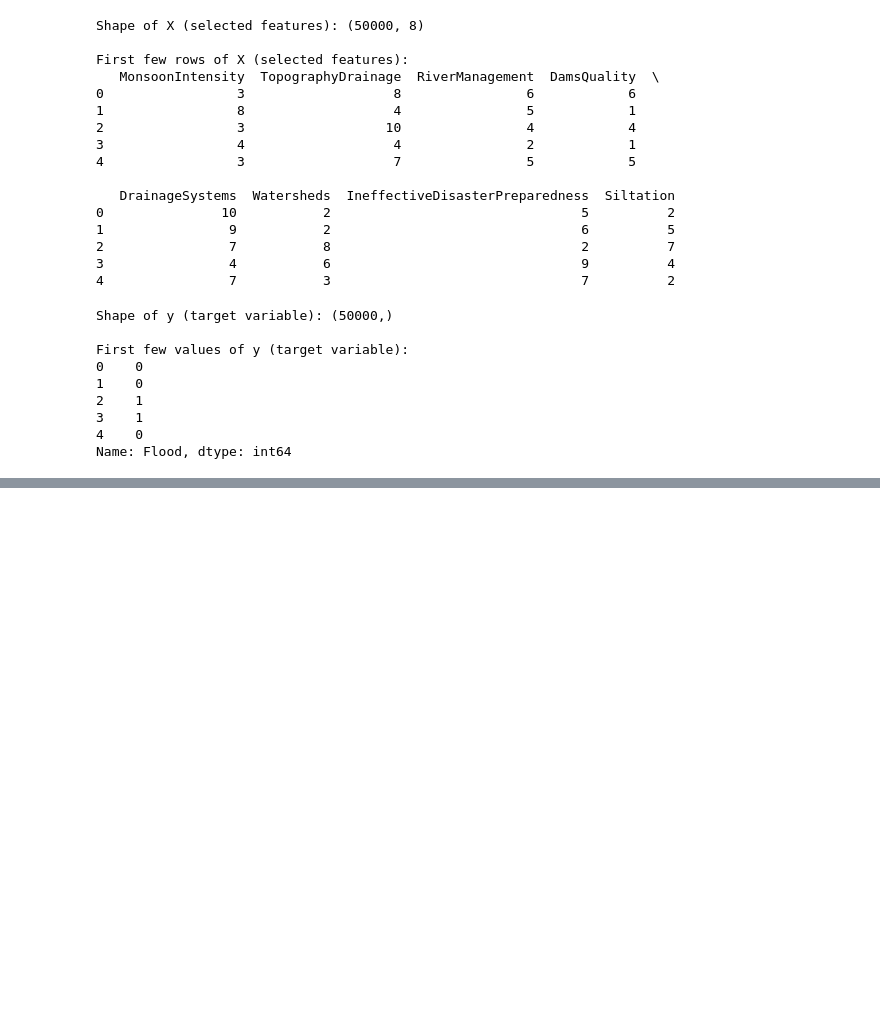
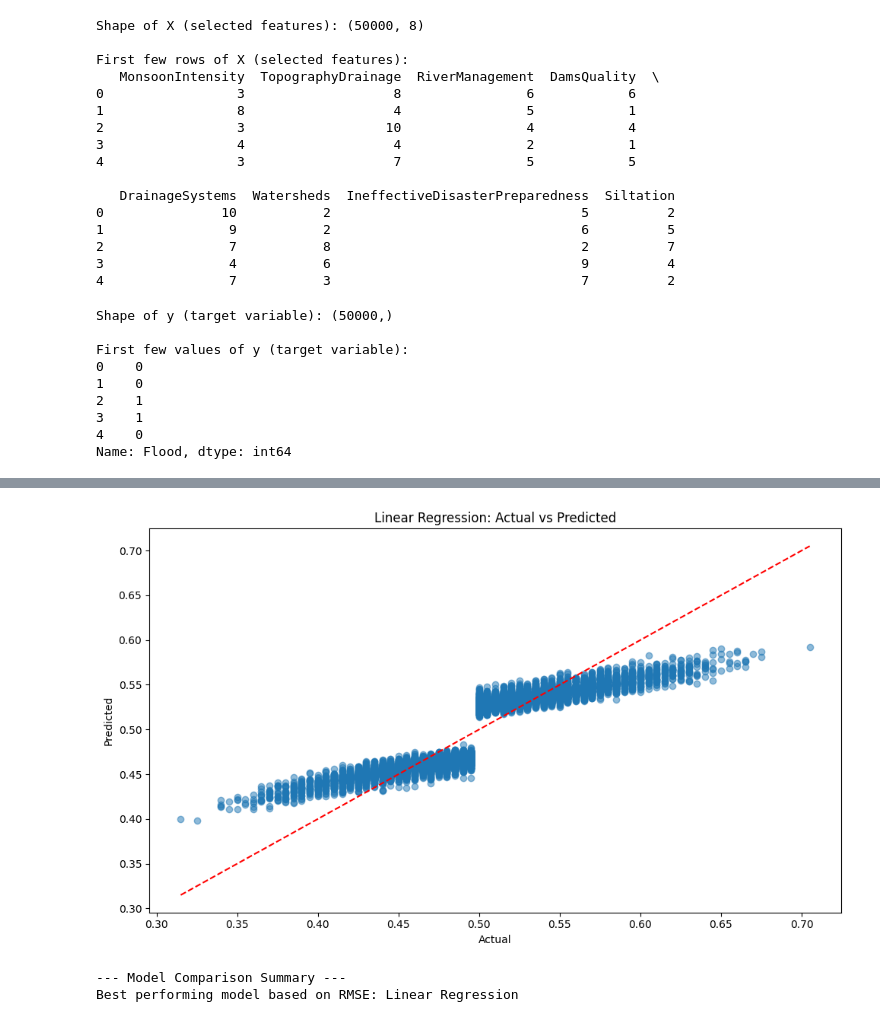
Before and after one commit to Florence-Mutuku/Flood-prediction, a Jupyter notebook: flood prediction notebook.ipynb, the cells around one changed output, grey strips where cells are left out. Saved outputs shown, nothing was run; the diff lists cells and outputs as text; code cells hidden in the pictures; blank space fills up the shorter version.

```diff
--- a/flood prediction notebook.ipynb
+++ b/flood prediction notebook.ipynb
@@ -253,0 +643,20 @@ Name: Flood, dtype: int64
+# %%
+# Visualize predictions vs actual values for the best model
+# Let's assume Random Forest is best (we'd normally choose based on metrics)
+plt.figure(figsize=(10, 6))
+plt.scatter(y_test, rf_pred, alpha=0.5)
+plt.plot([y_test.min(), y_test.max()], [y_test.min(), y_test.max()], 'r--')
+plt.xlabel('Actual')
+plt.ylabel('Predicted')
+plt.title('Linear Regression: Actual vs Predicted')
+plt.tight_layout()
+# %% [output]
+[figure, added]
+# %%
+# Print conclusion
+print("\n--- Model Comparison Summary ---")
+best_model = models[np.argmin([lr_metrics[1], rf_metrics[1], gb_metrics[1]])]
+print(f"Best performing model based on RMSE: {best_model}")
+# %% [output]
+--- Model Comparison Summary ---
+Best performing model based on RMSE: Linear Regression
```
Also changed, not shown: parts of 17 cells of this notebook.
